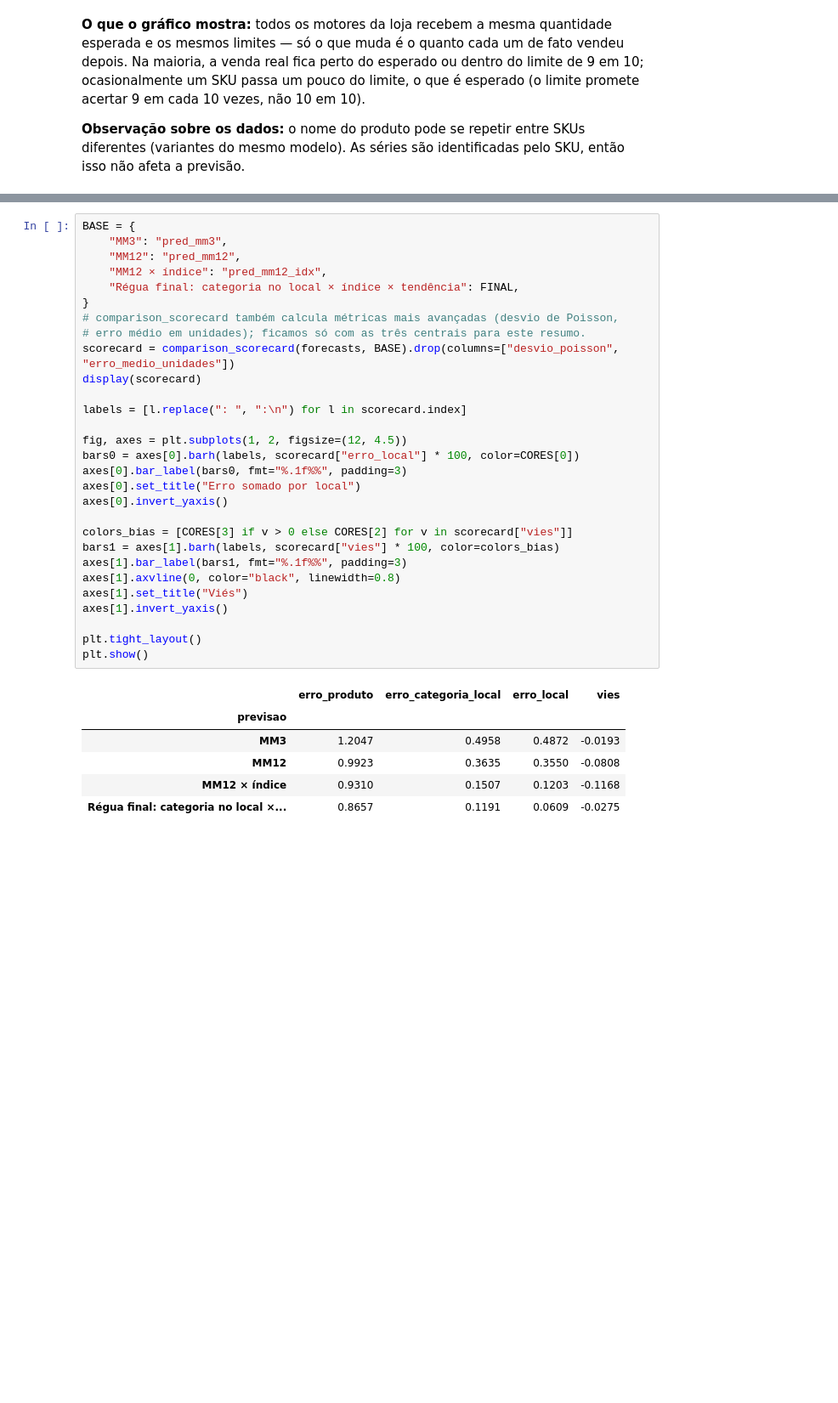
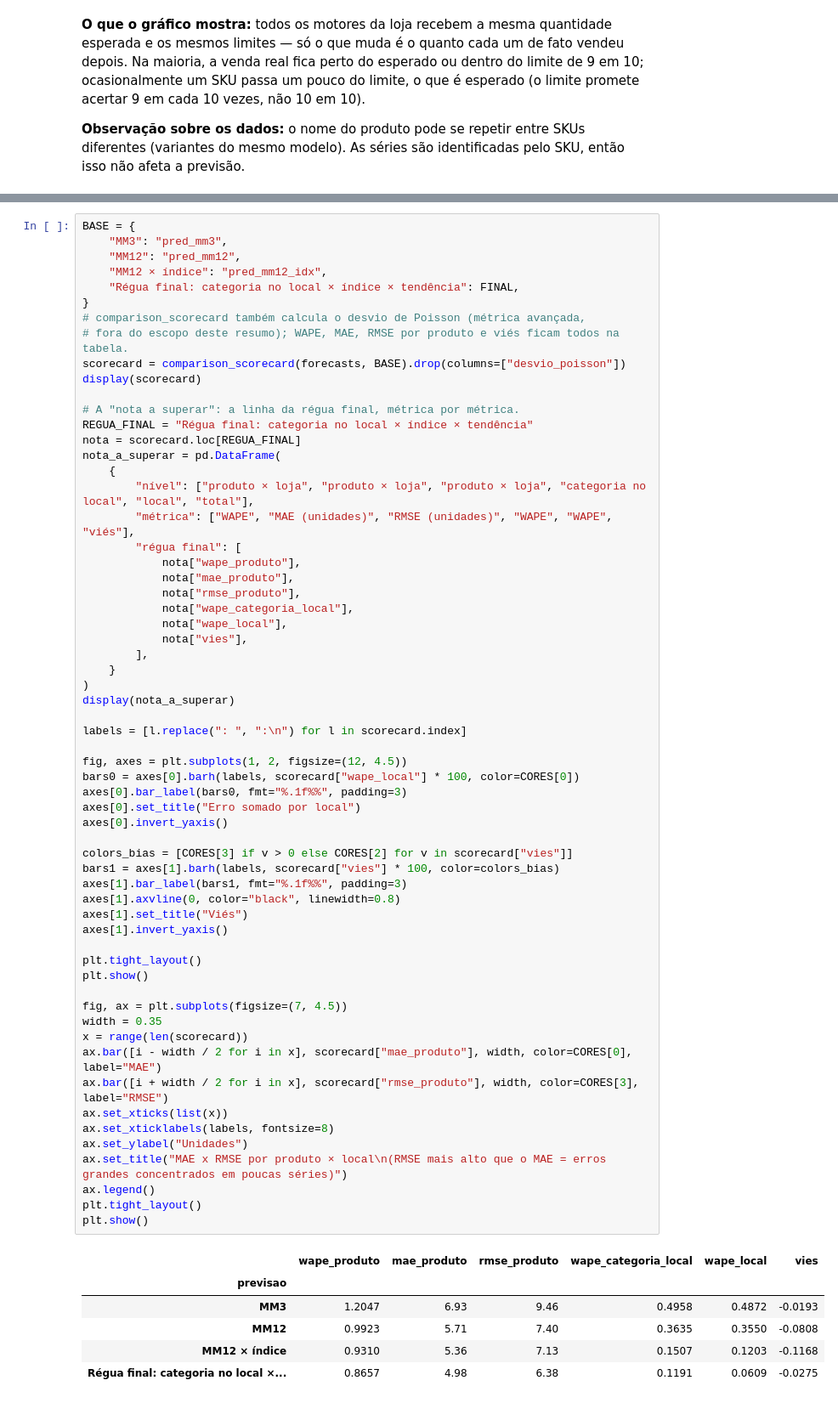
Before and after one commit to gusdiaso/lh_nautical_athena, a Jupyter notebook: notebooks/ml/04_medias_moveis.ipynb, the cells around one changed output, grey strips where cells are left out. Shown at 85% size. Saved outputs shown, nothing was run; the diff lists cells and outputs as text; blank space fills up the shorter version.

```diff
--- a/notebooks/ml/03_medias_moveis.ipynb
+++ b/notebooks/ml/04_medias_moveis.ipynb
@@ -599,36 +726,68 @@ A régua só é considerada boa se for boa em **todas** essas visões ao mesmo t
 # %%
 BASE = {
     "MM3": "pred_mm3",
     "MM12": "pred_mm12",
     "MM12 × índice": "pred_mm12_idx",
     "Régua final: categoria no local × índice × tendência": FINAL,
 }
-# comparison_scorecard também calcula métricas mais avançadas (desvio de Poisson,
-# erro médio em unidades); ficamos só com as três centrais para este resumo.
-scorecard = comparison_scorecard(forecasts, BASE).drop(columns=["desvio_poisson", "erro_medio_unidades"])
+# comparison_scorecard também calcula o desvio de Poisson (métrica avançada,
+# fora do escopo deste resumo); WAPE, MAE, RMSE por produto e viés ficam todos na tabela.
+scorecard = comparison_scorecard(forecasts, BASE).drop(columns=["desvio_poisson"])
 display(scorecard)
+
+# A "nota a superar": a linha da régua final, métrica por métrica.
+REGUA_FINAL = "Régua final: categoria no local × índice × tendência"
+nota = scorecard.loc[REGUA_FINAL]
+nota_a_superar = pd.DataFrame(
+    {
+        "nível": ["produto × loja", "produto × loja", "produto × loja", "categoria no local", "local", "total"],
+        "métrica": ["WAPE", "MAE (unidades)", "RMSE (unidades)", "WAPE", "WAPE", "viés"],
+        "régua final": [
+            nota["wape_produto"],
+            nota["mae_produto"],
+            nota["rmse_produto"],
+            nota["wape_categoria_local"],
+            nota["wape_local"],
+            nota["vies"],
+        ],
+    }
+)
+display(nota_a_superar)
 
 labels = [l.replace(": ", ":\n") for l in scorecard.index]
 
 fig, axes = plt.subplots(1, 2, figsize=(12, 4.5))
-bars0 = axes[0].barh(labels, scorecard["erro_local"] * 100, color=CORES[0])
+bars0 = axes[0].barh(labels, scorecard["wape_local"] * 100, color=CORES[0])
 axes[0].bar_label(bars0, fmt="%.1f%%", padding=3)
 axes[0].set_title("Erro somado por local")
 axes[0].invert_yaxis()
 
 colors_bias = [CORES[3] if v > 0 else CORES[2] for v in scorecard["vies"]]
 bars1 = axes[1].barh(labels, scorecard["vies"] * 100, color=colors_bias)
 axes[1].bar_label(bars1, fmt="%.1f%%", padding=3)
 axes[1].axvline(0, color="black", linewidth=0.8)
 axes[1].set_title("Viés")
 axes[1].invert_yaxis()
 
 plt.tight_layout()
 plt.show()
+
+fig, ax = plt.subplots(figsize=(7, 4.5))
+width = 0.35
+x = range(len(scorecard))
+ax.bar([i - width / 2 for i in x], scorecard["mae_produto"], width, color=CORES[0], label="MAE")
+ax.bar([i + width / 2 for i in x], scorecard["rmse_produto"], width, color=CORES[3], label="RMSE")
+ax.set_xticks(list(x))
+ax.set_xticklabels(labels, fontsize=8)
+ax.set_ylabel("Unidades")
+ax.set_title("MAE x RMSE por produto × local\n(RMSE mais alto que o MAE = erros grandes concentrados em poucas séries)")
+ax.legend()
+plt.tight_layout()
+plt.show()
 # %% [output]
-|  | erro_produto | erro_categoria_local | erro_local | vies |
-| previsao |  |  |  |  |
-| MM3 | 1.2047 | 0.4958 | 0.4872 | -0.0193 |
-| MM12 | 0.9923 | 0.3635 | 0.3550 | -0.0808 |
-| MM12 × índice | 0.9310 | 0.1507 | 0.1203 | -0.1168 |
-| Régua final: categoria no local ×... | 0.8657 | 0.1191 | 0.0609 | -0.0275 |
+|  | wape_produto | mae_produto | rmse_produto | wape_categoria_local | wape_local | vies |
+| previsao |  |  |  |  |  |  |
+| MM3 | 1.2047 | 6.93 | 9.46 | 0.4958 | 0.4872 | -0.0193 |
+| MM12 | 0.9923 | 5.71 | 7.40 | 0.3635 | 0.3550 | -0.0808 |
+| MM12 × índice | 0.9310 | 5.36 | 7.13 | 0.1507 | 0.1203 | -0.1168 |
+| Régua final: categoria no local ×... | 0.8657 | 4.98 | 6.38 | 0.1191 | 0.0609 | -0.0275 |
```
Also changed, not shown: parts of 27 cells of this notebook, 48 other files.
